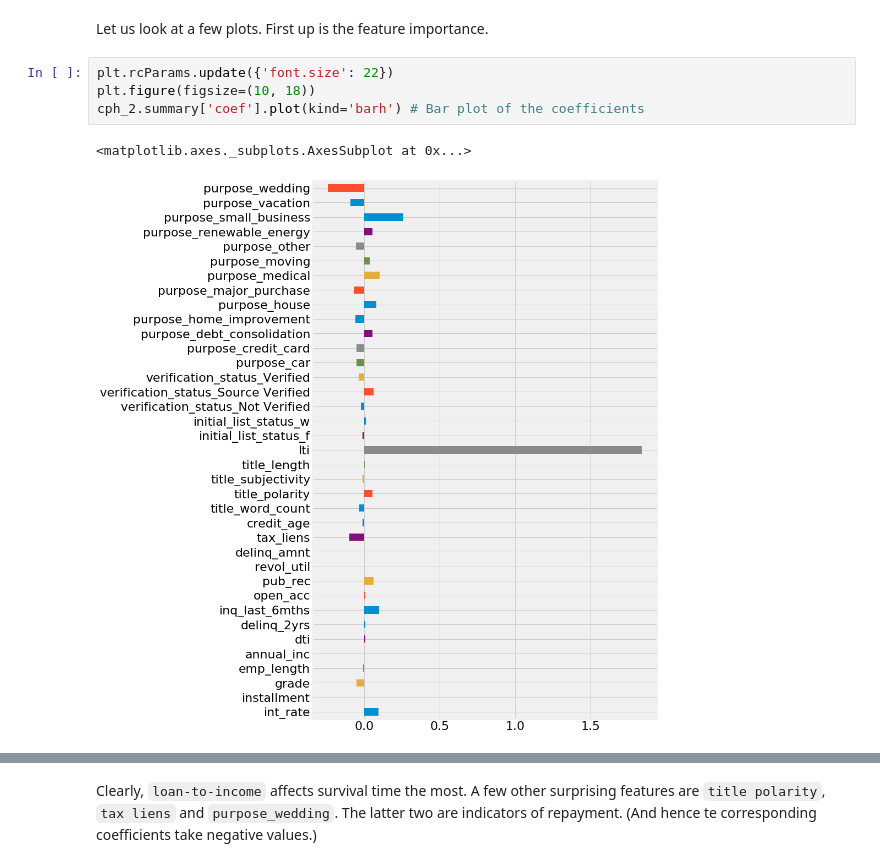
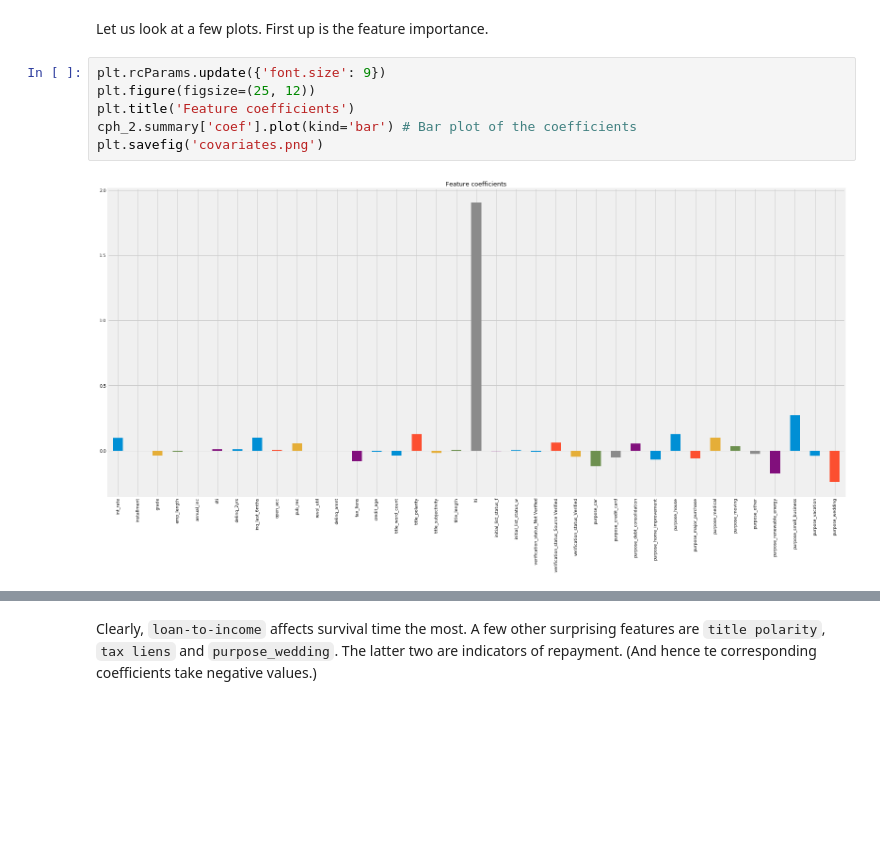
Before and after one commit to iyer-karthik/Insight-project, a Jupyter notebook: survival.ipynb, the cells around one changed output, grey strips where cells are left out. Saved outputs shown, nothing was run; the diff lists cells and outputs as text; blank space fills up the shorter version.

```diff
--- a/survival.ipynb
+++ b/survival.ipynb
@@ -482,9 +484,10 @@ print(np.mean(k_fold_cross_validation(cph_2, train, duration_col='time', event_c
 # %% [markdown]
 Let us look at a few plots. First up is the feature importance.
 # %%
-plt.rcParams.update({'font.size': 22})
-plt.figure(figsize=(10, 18))
-cph_2.summary['coef'].plot(kind='barh') # Bar plot of the coefficients
+plt.rcParams.update({'font.size': 9})
+plt.figure(figsize=(25, 12))
+plt.title('Feature coefficients')
+cph_2.summary['coef'].plot(kind='bar') # Bar plot of the coefficients
+plt.savefig('covariates.png')
 # %% [output]
-<matplotlib.axes._subplots.AxesSubplot at 0x...>
-[figure, old version]
+[figure, new version]
```
Also changed, not shown: parts of 11 cells of this notebook.
